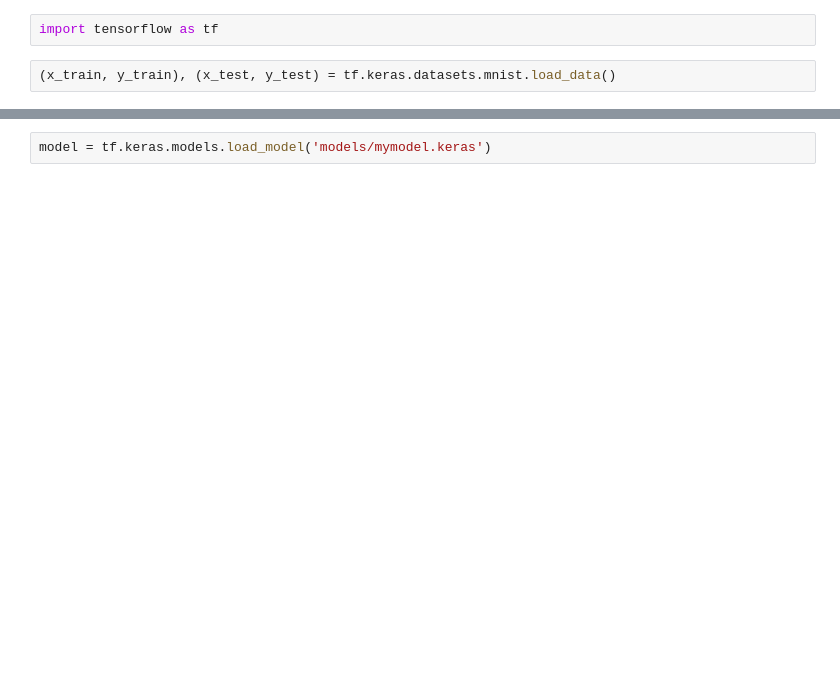
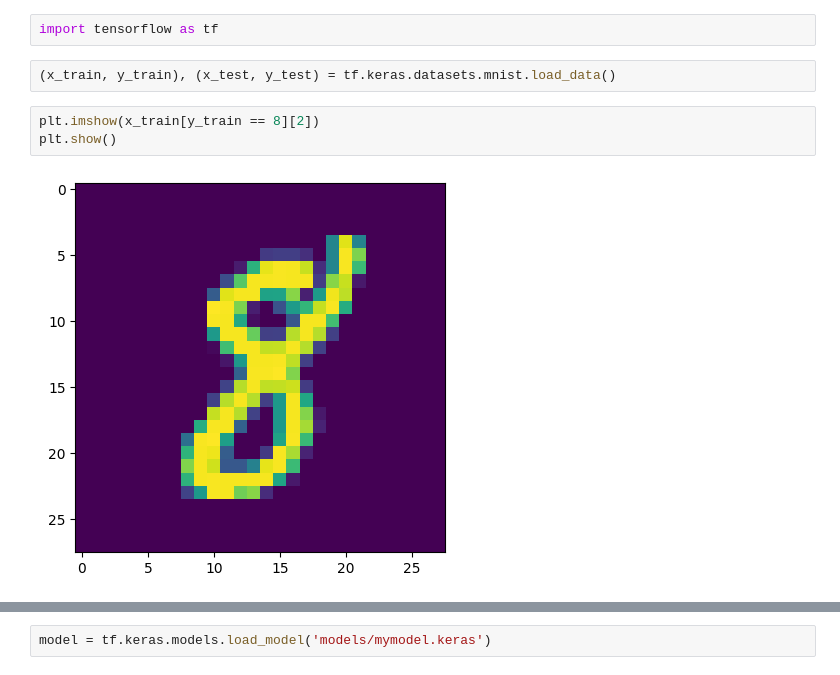
Before and after one commit to kmehmonov/ai-roadmap, a Jupyter notebook: projects/digit_rocognize/debug.ipynb, the cells around one changed output, grey strips where cells are left out. Drawn from its saved outputs; the diff is of its cells as text; blank space fills up the shorter version.

```diff
--- a/projects/digit_rocognize/debug.ipynb
+++ b/projects/digit_rocognize/debug.ipynb
@@ -30,3 +48,8 @@ plt.show()
 import tensorflow as tf
 # %%
 (x_train, y_train), (x_test, y_test) = tf.keras.datasets.mnist.load_data()
+# %%
+plt.imshow(x_train[y_train == 8][2])
+plt.show()
+# %% [output]
+[figure, added]
```
Also changed, not shown: parts of 18 cells of this notebook, 8 other files.
